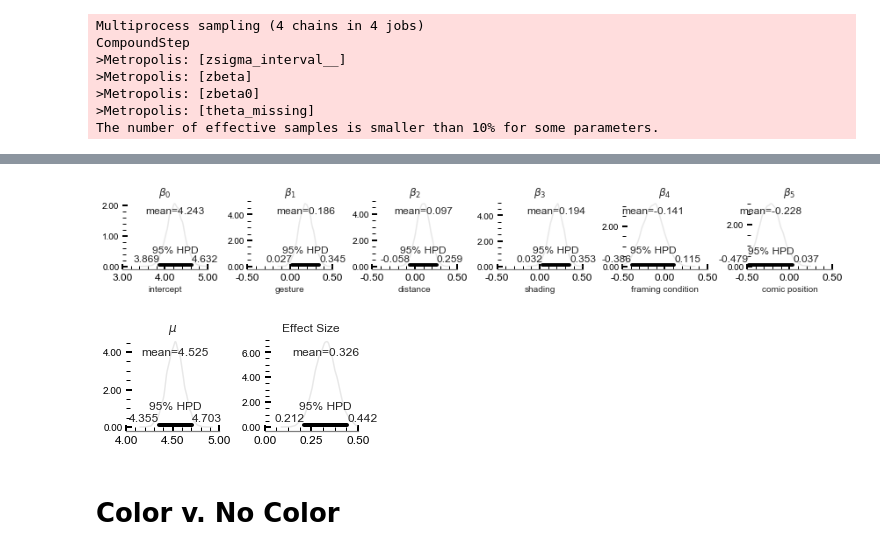
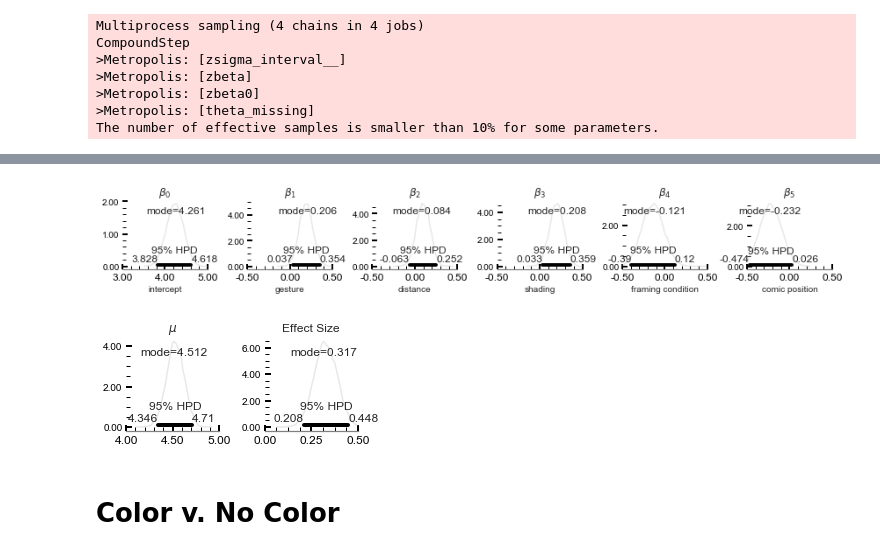
Before and after one commit to CrowdDynamicsLab/ComicPersuasion, a Jupyter notebook: Paper Draft/LaTeX/hari-code/ordinal prediction.ipynb, the cells around one changed output, grey strips where cells are left out. Cells and saved outputs as stored; diff of their text form; code cells hidden in the pictures.

```diff
--- a/Paper Draft/LaTeX/hari-code/ordinal prediction.ipynb
+++ b/Paper Draft/LaTeX/hari-code/ordinal prediction.ipynb
@@ -155,6 +155,8 @@ thresh_obs4[1:-1] = np.ma.masked
 
 print('thresh4:\t{}'.format(thresh4))
 print('thresh_obs4:\t{}'.format(thresh_obs4))
+
+pr_test_val = df.groupby('y').size()/df.shape[0]
 # %% [output]
 thresh4:        [1.5, 2.5, 3.5, 4.5, 5.5, 6.5]
 thresh_obs4:    [1.5 -- -- -- -- 6.5]
@@ -201,7 +215,7 @@ with pm.Model() as ordinal_model_multi_metric:
 
     pr = outcome_probabilities(theta, mu, zsigma)
 
-    y = pm.Categorical('Y_obs', pr, observed=y_cat.cat.codes)
+    y = pm.Categorical('Y_obs', pr, observed=y_cat.cat.codes, testval=pr_test_val)
 # %%
 with ordinal_model_multi_metric:
     step1 = pm.Metropolis()
@@ -257,7 +271,10 @@ for i in range(NRows):
         z = axs[i, j]
         z.set_xlabel("")  # no individual labels
         z.set_ylabel("")
-        z.xaxis.set_major_formatter(FormatStrFormatter('%.2f'))
+        if j==0:
+            z.xaxis.set_major_formatter(FormatStrFormatter('%.2f'))
+        else:
+            z.xaxis.set_major_formatter(FormatStrFormatter('%.0f'))
         z.yaxis.set_major_formatter(FormatStrFormatter('%.2f'))
         z.tick_params(
             direction='in', length=6, width=2, colors='k', which='major')
@@ -267,7 +284,7 @@ for i in range(NRows):
         z.yaxis.set_ticks_position('left')
         z.minorticks_on()
 
-
+sb.despine(fig=fig, left=True)
 fig.tight_layout()
-fig.savefig("posterior plots.pdf")
+fig.savefig("traceplots, main.pdf")
 # %% [output]
@@ -319,42 +315,42 @@ fig.set_size_inches(NCols * 2, 2)
 # Plot posteriors
 pm.plot_posterior(
     beta0,
-    point_estimate='mean',
+    point_estimate='mode',
     kde_plot='True',
     color='0.75',
     ax=axs[0],
     text_size=12)
 pm.plot_posterior(
     beta[:, 0],
-    point_estimate='mean',
+    point_estimate='mode',
     kde_plot='True',
     color='0.75',
     ax=axs[1],
     text_size=12)
 pm.plot_posterior(
     beta[:, 1],
-    point_estimate='mean',
+    point_estimate='mode',
     kde_plot='True',
     color='0.75',
     ax=axs[2],
     text_size=12)
 pm.plot_posterior(
     beta[:, 2],
-    point_estimate='mean',
+    point_estimate='mode',
     kde_plot='True',
     color='0.75',
     ax=axs[3],
     text_size=12)
 pm.plot_posterior(
     beta[:, 3],
-    point_estimate='mean',
+    point_estimate='mode',
     kde_plot='True',
     color='0.75',
     ax=axs[4],
     text_size=12)
 pm.plot_posterior(
     beta[:, 4],
-    point_estimate='mean',
+    point_estimate='mode',
     kde_plot='True',
     color='0.75',
     ax=axs[5],
@@ -393,14 +389,14 @@ fig2.set_size_inches(4, 2)
 
 pm.plot_posterior(
     mu_mean,
-    point_estimate='mean',
+    point_estimate='mode',
     kde_plot='True',
     color='0.75',
     ax=axs2[0],
     text_size=12)
 pm.plot_posterior(
     n_m,
-    point_estimate='mean',
+    point_estimate='mode',
     kde_plot='True',
     color='0.75',
     ax=axs2[1],
@@ -409,36 +405,36 @@ pm.plot_posterior(
 axs2[0].set_title(r'$\mu$')
 axs2[0].set_xlim([4,5])
 
 axs2[1].set_title(r"Effect Size")
 axs2[1].set_xlim([0,0.5])
 
 axs2[0].xaxis.set_major_formatter(FormatStrFormatter('%.2f'))
 axs2[0].yaxis.set_major_formatter(FormatStrFormatter('%.2f'))
 axs2[0].tick_params(direction='in', length=6, width=2, colors='k', which='major')
 axs2[0].tick_params(direction='in', length=4, width=1, colors='k', which='minor')
 axs2[0].xaxis.set_ticks_position('bottom')
 axs2[0].yaxis.set_ticks_position('left')
 axs2[0].minorticks_on()
 
 axs2[1].xaxis.set_major_formatter(FormatStrFormatter('%.2f'))
 axs2[1].yaxis.set_major_formatter(FormatStrFormatter('%.2f'))
 axs2[1].tick_params(direction='in', length=6, width=2, colors='k', which='major')
 axs2[1].tick_params(direction='in', length=4, width=1, colors='k', which='minor')
 axs2[1].xaxis.set_ticks_position('bottom')
 axs2[1].yaxis.set_ticks_position('left')
 axs2[1].minorticks_on()
 
 fig2.tight_layout()
-fig2.savefig("mean_effect.pdf")
+fig2.savefig("mean_effect, posterior, main experiment.pdf")
 
 # for title, label, ax in zip(['Intercept', 'Year', 'Length'],
 #                             [r'$\beta_{0}$', r'$\beta_{1}$', r'$\beta_{2}$'],
 #                             [ax2, ax3, ax4]):
 #     ax.set_title(title, fontdict=f_dict)
 #     ax.set_xlabel(label, fontdict=f_dict)
 # %% [output]
-[figure, old version]
+[figure, new version]
-[figure, old version]
+[figure, new version]
 # %% [markdown]
 # Color v. No Color
 # %% [markdown]
```
Also changed, not shown: parts of 20 cells of this notebook, 13 other files.
